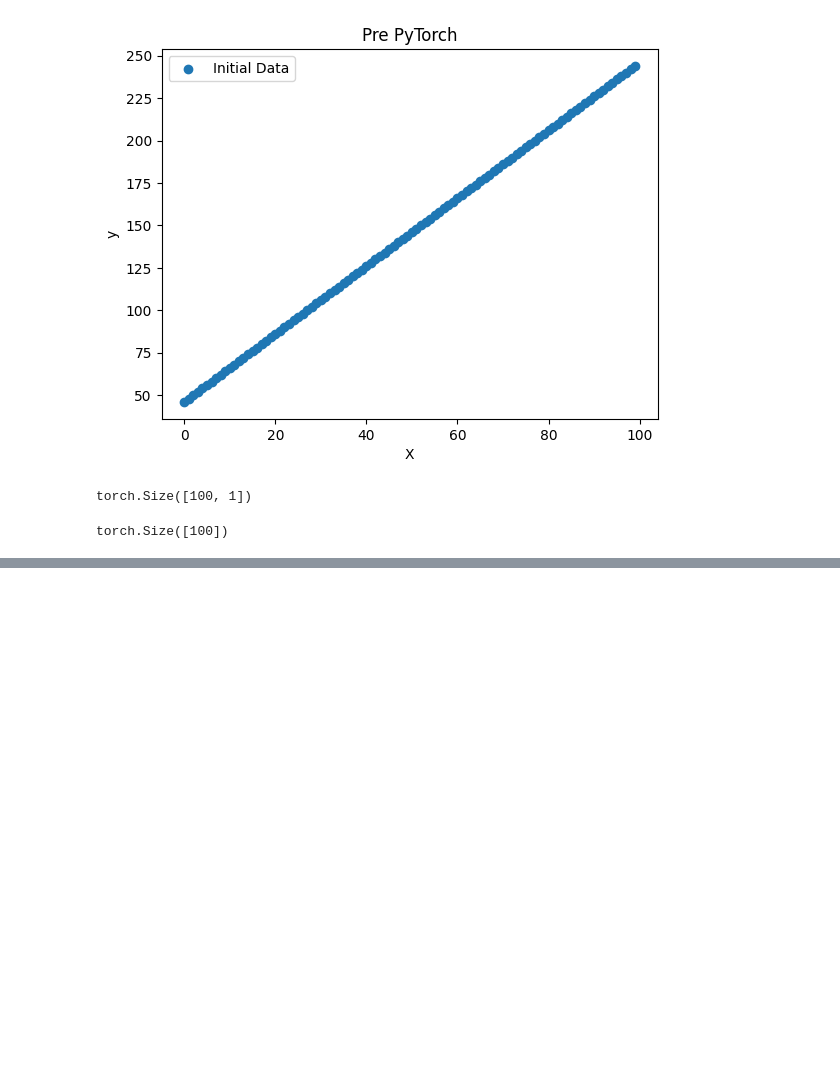
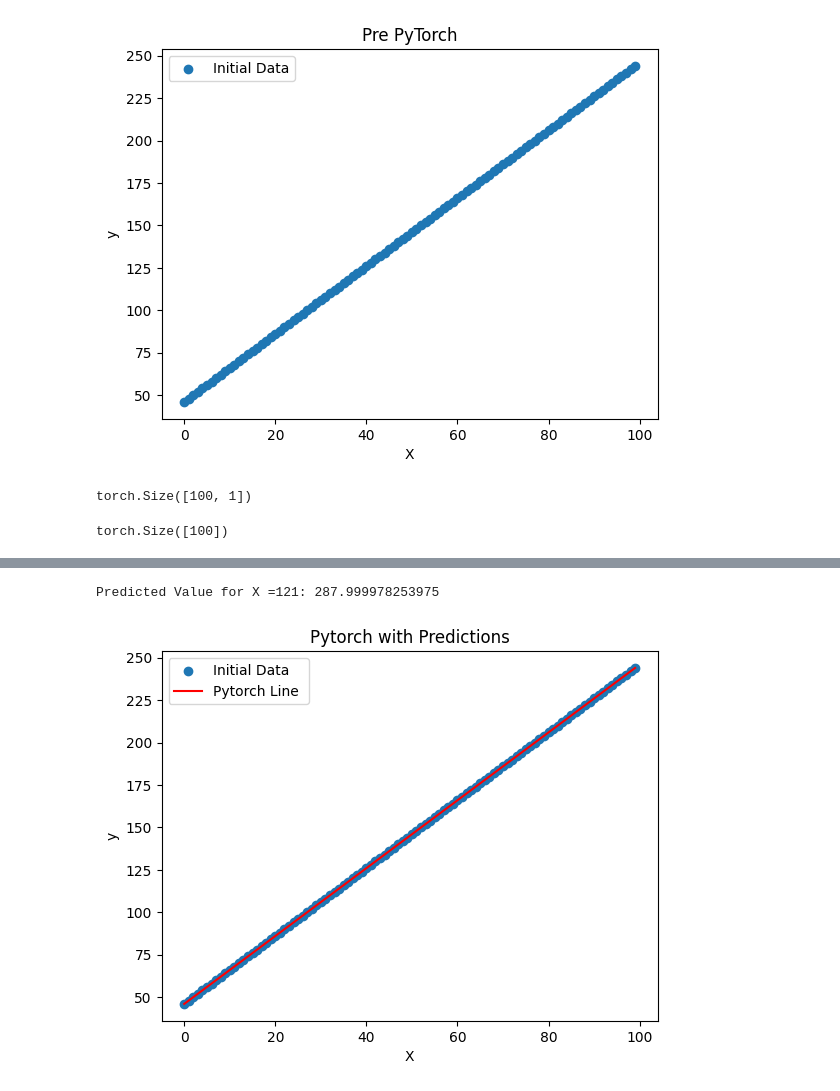
Before and after one commit to ethanli1337/LLMs-from-Scratch, a Jupyter notebook: linearreg.ipynb, the cells around one changed output, grey strips where cells are left out. Drawn from its saved outputs; the diff is of its cells as text; code cells hidden in the pictures; blank space fills up the shorter version.

Commit message:
lin reg model

```diff
--- a/linearreg.ipynb
+++ b/linearreg.ipynb
@@ -84,0 +117,28 @@ num_epochs=10
+# %%
+new_x=121
+new_x_normalized=(new_x - x_mean)/ x_std
+
+new_x_tensor=torch.tensor(new_x_normalized, dtype=torch.float32).view(1,-1)
+
+model.eval()
+with torch.no_grad():
+    prediction_normalized=model(new_x_tensor)
+
+prediction_denormalized=prediction_normalized.item()*y_std+ y_mean
+
+print(f"Predicted Value for X ={new_x}: {prediction_denormalized}")
+# %% [output]
+Predicted Value for X =121: 287.999978253975
+# %%
+plt.scatter(X, y, label='Initial Data')
+
+fit_line=model(X_tensor).detach().numpy() * y_std + y_mean
+plt.plot(X,fit_line,'r',label='Pytorch Line ')
+
+plt.legend()
+plt.xlabel('X')
+plt.ylabel('y')
+plt.title('Pytorch with Predictions')
+plt.show()
+# %% [output]
+[figure, added]
```
Also changed, not shown: parts of 2 cells of this notebook.
